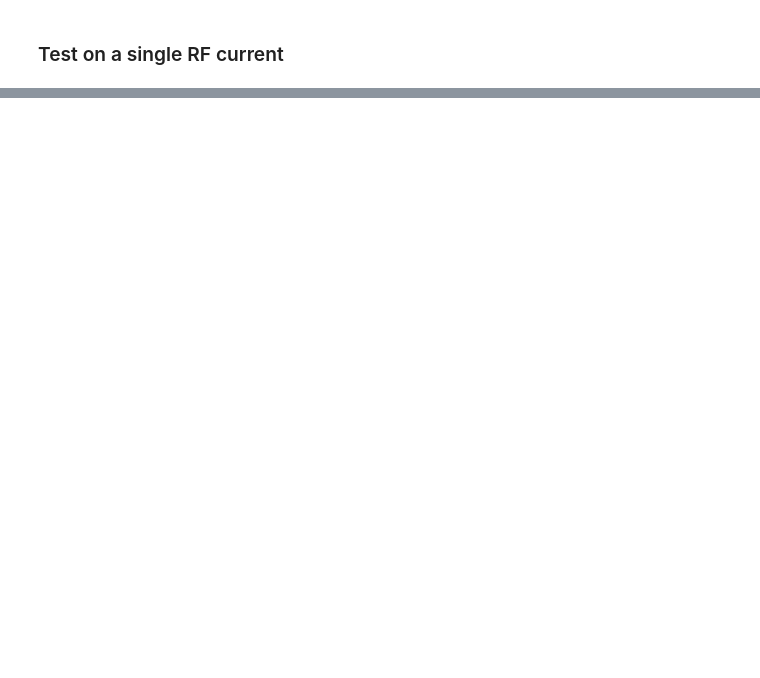
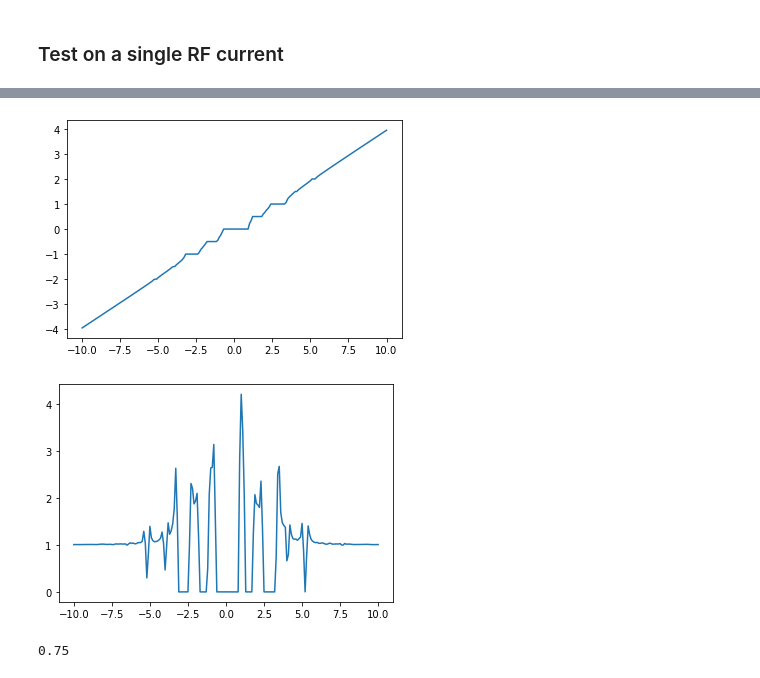
Before and after one commit to mingweii/Josephson-junction-simulations, a Jupyter notebook: Shapiro/two-channel-CPR/Shapiro_Diagram_RSJ_normalized_two_channels.ipynb, the cells around one changed output, grey strips where cells are left out. Cells and saved outputs as stored; diff of their text form; code cells hidden in the pictures; blank space fills up the shorter version.

```diff
--- a/Shapiro/two-channel-CPR/Shapiro_Diagram_RSJ_normalized_two_channels.ipynb
+++ b/Shapiro/two-channel-CPR/Shapiro_Diagram_RSJ_normalized_two_channels.ipynb
@@ -131,6 +127,6 @@ plt.ylim([0,3])
 # %%
 _name_file = "f_"+str(f_rf)+"_A"+str(np.round(A,3))+"_eta"+str(np.round(eta,3))+"_C"+str(np.round(C,2))+"pi_norm"
-_name_title = "f= "+str(f_rf)+"*f0), A= "+str(np.round(A,3))+", eta= "+str(np.round(eta,3))+",C= "+str(np.round(C,2))+"pi_norm"
+_name_title = "f= "+str(f_rf)+", A= "+str(np.round(A,3))+", eta= "+str(np.round(eta,3))+",C= "+str(np.round(C,2))+"pi"
 print(_name_title)
 T1=datetime.now()
 print (T1)
@@ -139,13 +135,13 @@ for i in range(0,len(IRF_array)):
     print("RF power now: "+str(i)+" of "+str(len(IRF_array))+" ,"+str(datetime.now()),end="\r")
     for j in range(0,len(IDC_array)):
         t=np.arange(0,300.01,0.01)/f_rf
-        G_array= odeint(dGdt,0,t,args=(IDC_array[j],IRF_array[i],f_rf,A,C))
-        V[i,j]=np.mean(np.gradient(G_array[:-1501,0]))/(0.01/f_rf)/(2*np.pi)
+        G_array= odeint(dGdt,0,t,args=(IDC_array[j],IRF_array[i],f_rf,A,eta,C))
+        V[i,j]=np.mean(np.gradient(G_array[-10001:,0]))/(0.01/f_rf)/(2*np.pi)
 
 DVDI=2*np.pi*np.gradient(V,IDC_step,axis=1)
 
 
-print ("It takes " + str(datetime.now()-T1))
+print ("\n It takes " + str(datetime.now()-T1))
 
 plt.figure()
 plt.pcolormesh(IDC_array, IRF_array, DVDI, cmap = 'inferno', vmin = 0,linewidth=0,rasterized=True,shading="auto")
@@ -179,0 +188,16 @@ RF power now: 87 of 101 ,2020-09-24 17:46:30.307856
+# %%
+A=0.8
+eta=0.6
+C=-0.7 # as a unit of pi
+f_rf=0.4
+# %%
+IDC_step=0.1
+IDC_array=np.linspace(-10,10,201)
+PRF_step=0.1
+PRF_array=np.linspace(-2,3,201)
+IRF_array = 10**(PRF_array/2)
+print(IRF_array[-1])
+print(IRF_array[0])
+
+print("DC array size: "+str(len(IDC_array)))
+print("RF array size: "+str(len(IRF_array)))
@@ -179,0 +264,12 @@ RF power now: 87 of 101 ,2020-09-24 17:46:30.307856
+# %%
+plt.figure()
+plt.plot(IDC_array,V[130,:]/f_rf)#/(np.pi*hbar*f/Qe))
+plt.show()
+plt.figure()
+plt.plot(IDC_array,DVDI[130,:])
+plt.show()
+print(PRF_array[130])
+# %% [output]
+[figure, added]
+[figure, added]
+0.75
```
Also changed, not shown: parts of 14 cells of this notebook, 7 other files.
